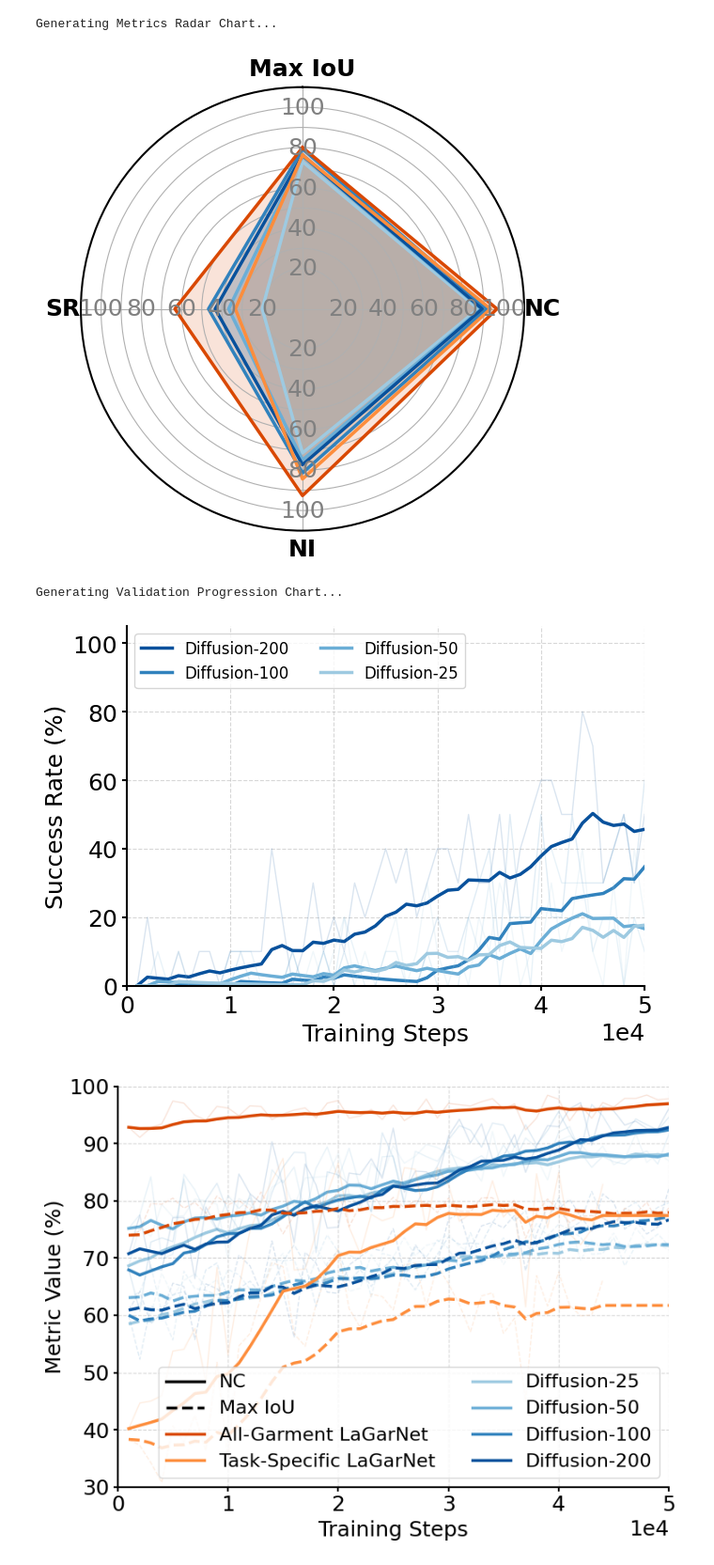
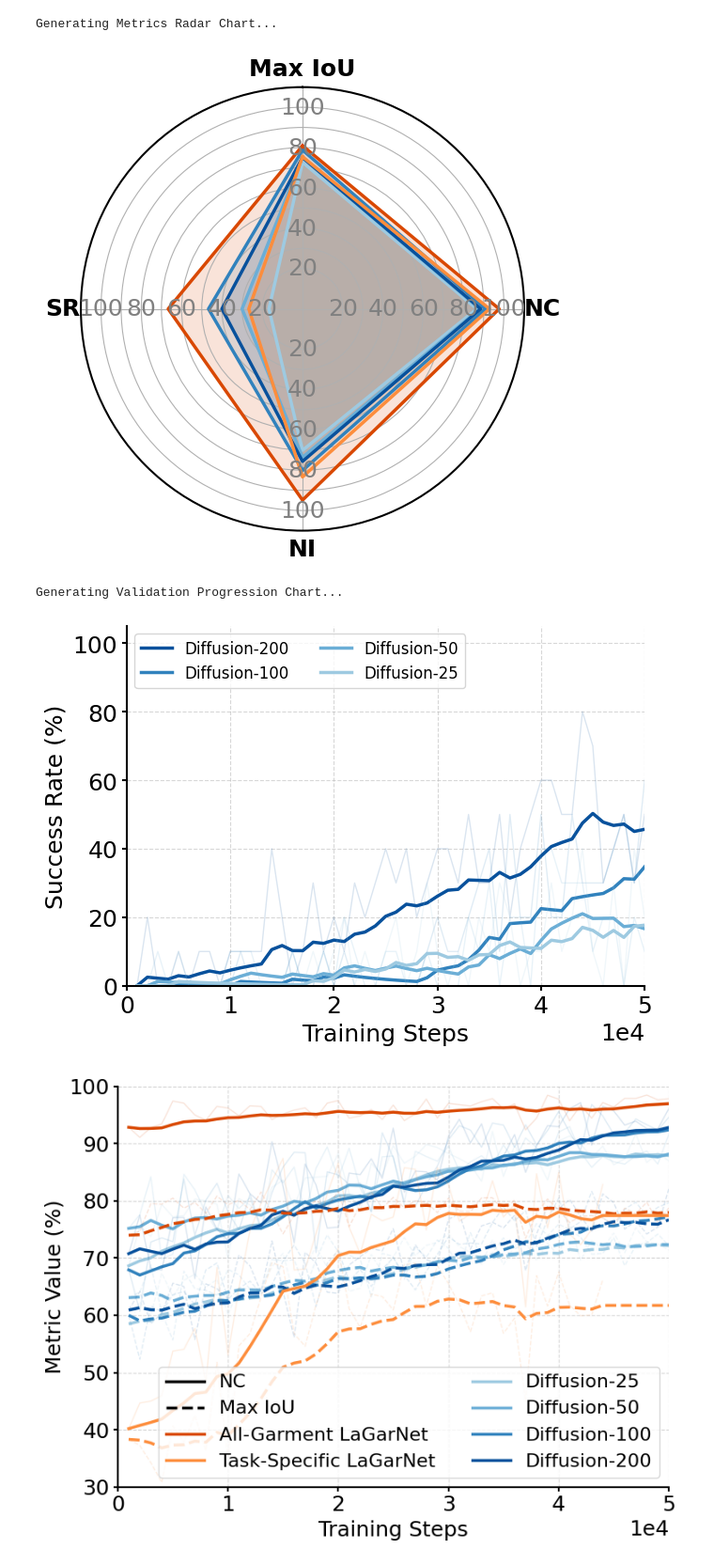
Before and after one commit to halid1020/bimanual_garment_folding, a Jupyter notebook: analysis/flattening_comparison_for_lagarnet_new.ipynb, the cells around one changed output. Shown at 94% size. Saved outputs shown, nothing was run; the diff lists cells and outputs as text; code cells hidden in the pictures.

```diff
--- a/analysis/flattening_comparison_for_lagarnet_new.ipynb
+++ b/analysis/flattening_comparison_for_lagarnet_new.ipynb
@@ -39,8 +39,8 @@ def parse_list(s):
     if isinstance(s, list): return s
     return ast.literal_eval(s)
 
-def aggregate_performance_custom(csv_path, iou_thresh=0.8, nc_thresh=0.9):
-    """Calculates SR (custom criteria), Max IoU, Max NC, and Max NI."""
+def aggregate_performance_custom(csv_path, iou_thresh=0.79, nc_thresh=0.89, max_steps=20):
+    """Calculates SR (custom criteria), Max IoU, Max NC, and Max NI up to max_steps."""
     df = pd.read_csv(csv_path)
 
     # Parse columns
@@ -48,18 +48,27 @@ def aggregate_performance_custom(csv_path, iou_thresh=0.8, nc_thresh=0.9):
     df["nc"] = df["evaluation/normalised_coverage"].apply(parse_list)
     df["ni"] = df["evaluation/normalised_improvement"].apply(parse_list)
 
-    # 1. Success Rate (SR)
+    # 1. Success Rate (SR) within max_steps
     new_first_success_flags = []
     for iou_list, nc_list in zip(df["iou_flat"], df["nc"]):
-        if any((i > iou_thresh and n > nc_thresh) for i, n in zip(iou_list, nc_list)):
+        # Slice the lists up to max_steps (if provided)
+        iou_sliced = iou_list[:max_steps] if max_steps is not None else iou_list
+        nc_sliced = nc_list[:max_steps] if max_steps is not None else nc_list
+
+        if any((i > iou_thresh and n > nc_thresh) for i, n in zip(iou_sliced, nc_sliced)):
             new_first_success_flags.append(1)
         else:
             new_first_success_flags.append(0)
 
-    # 2. Quality Metrics (Max per episode)
-    max_iou = [np.max(x) for x in df["iou_flat"]]
-    max_nc = [np.max(x) for x in df["nc"]]
-    max_ni = [np.max(x) for x in df["ni"]]
+    # 2. Quality Metrics (Max per episode within max_steps)
+    def safe_max(lst):
+        """Slices the list and safely returns the max, handling empty lists."""
+        sliced = lst[:max_steps] if max_steps is not None else lst
+        return np.max(sliced) if len(sliced) > 0 else 0.0
+
+    max_iou = [safe_max(x) for x in df["iou_flat"]]
+    max_nc = [safe_max(x) for x in df["nc"]]
+    max_ni = [safe_max(x) for x in df["ni"]]
 
     return {
         "SR_mean": np.mean(new_first_success_flags),
@@ -207,35 +216,35 @@ lagarnet_csv = "lagarnet_val_success_rate.csv"
 experiments = [
     {"name": "diffusion_single_picker_single_primitive_multi_longsleeve_flattening_demo_25", "label": "Diffusion-25", "check": "eval_checkpoint_-2"},
     {"name": "diffusion_single_picker_single_primitive_multi_longsleeve_flattening_demo_50", "label": "Diffusion-50", "check": "eval_checkpoint_-2"},
     {"name": "diffusion_single_picker_single_primitive_multi_longsleeve_flattening_demo_100", "label": "Diffusion-100", "check": "eval_checkpoint_-2"},
     {"name": "diffusion_single_picker_single_primitive_multi_longsleeve_flattening_demo_200", "label": "Diffusion-200", "check": "eval_checkpoint_-2"},
-    {"name": "lagarnet_single_picker_single_primitive_multi_longsleeve_flattening_sanity_check", "label": "All-Garment LaGarNet", "check": "eval_checkpoint_-2_old"},
+    {"name": "comp_org_lagarnet_single_picker_single_primitive_multi_longsleeve_flattening_retrain_with_diffusion_200", "label": "All-Garment LaGarNet", "check": "eval_checkpoint_-2"},
     {"name": "lagarnet_single_picker_single_primitive_multi_longsleeve_flattening_longsleeve_only", "label": "Task-Specific LaGarNet", "check": "eval_checkpoint_-2"},
 ]
 
 # A. Generate Radar Chart Data
 rows = []
 for exp in experiments:
     path = os.path.join(data_dir, exp["name"], exp["check"], "performance.csv")
     if os.path.exists(path):
         m = aggregate_performance_custom(path, iou_thresh=0.8, nc_thresh=0.9)
         m["experiment"] = exp["label"]
         rows.append(m)
     else:
         pass
 
 results_df = pd.DataFrame(rows)
 
 # B. Plot Both Charts
 if not results_df.empty:
     print("Generating Metrics Radar Chart...")
     plot_radar_metrics(results_df)
 
 print("Generating Validation Progression Chart...")
 plot_validation_progression(diffusion_csv, lagarnet_csv, smooth_span=15)
 # %% [output]
 Generating Metrics Radar Chart...
-[figure, old version]
+[figure, new version]
 Generating Validation Progression Chart...
 [figure]
 # %%
```
Also changed, not shown: parts of 3 cells of this notebook, 30 other files.
